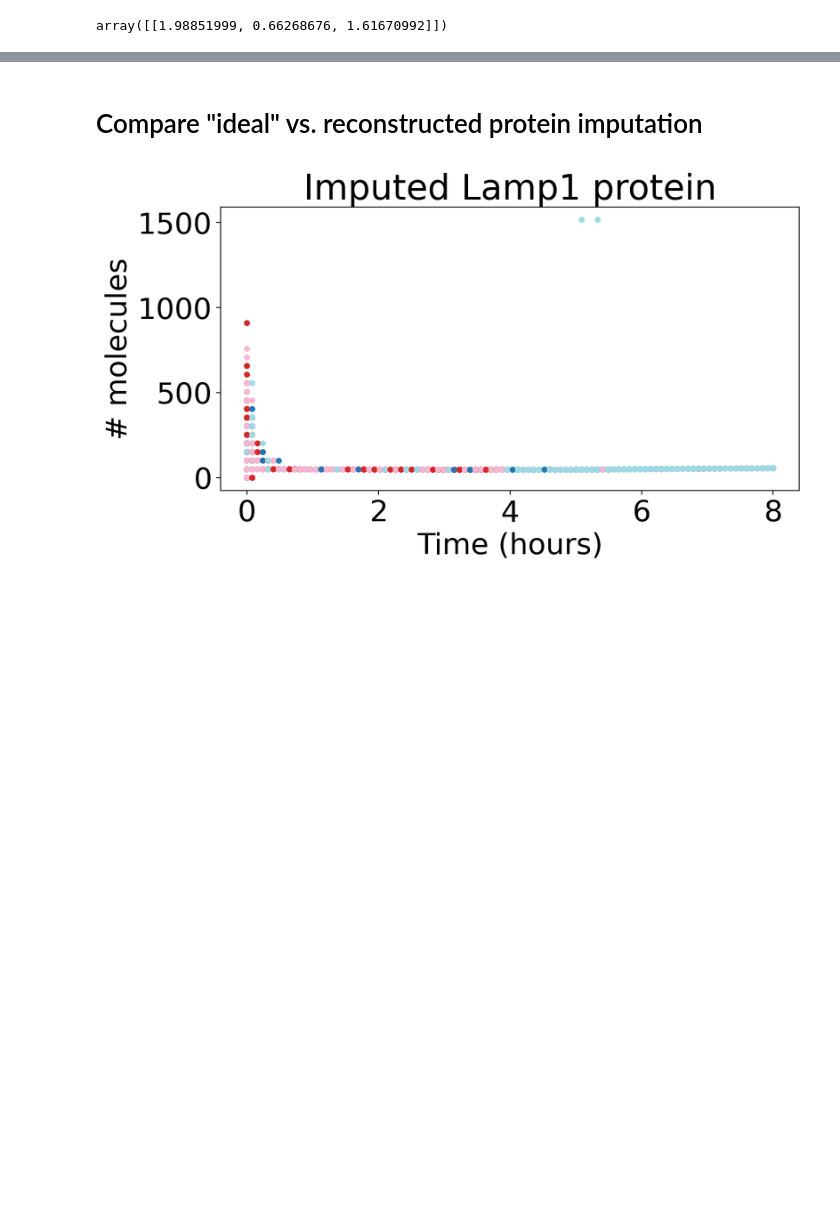
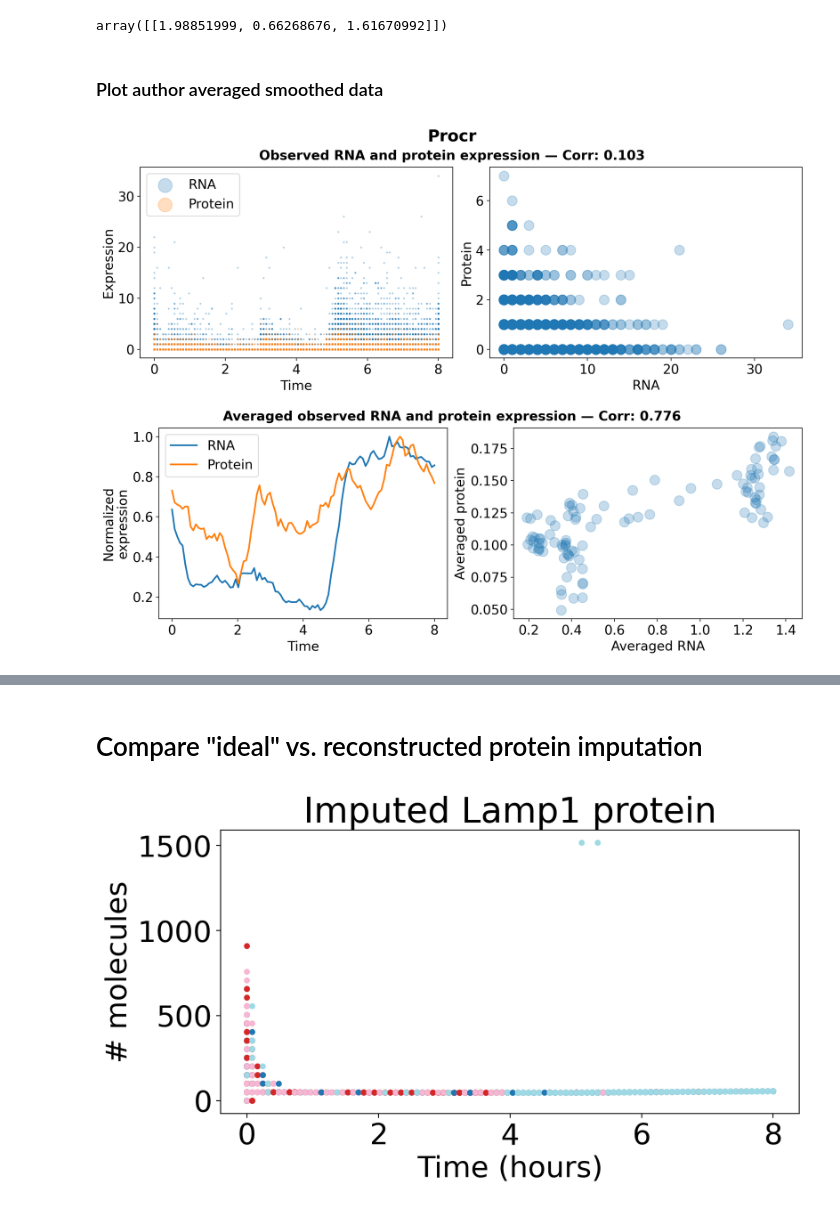
Before and after one commit to reliscu/chronocell_janssens_2025_preprint, a Jupyter notebook: 09_impute_protein_ideal.ipynb, the cells around one changed output, grey strips where cells are left out. Cells and saved outputs as stored; diff of their text form; code cells hidden in the pictures; blank space fills up the shorter version.

```diff
--- a/09_impute_protein_ideal.ipynb
+++ b/09_impute_protein_ideal.ipynb
@@ -328,3 +335,64 @@ Text(0, 0.5, 'Protein')
 # alpha[traj_genes['Gene_symbol'] == gene]
 # %% [output]
 array([[1.98851999, 0.66268676, 1.61670992]])
+# %% [markdown]
+### Plot author averaged smoothed data
+# %%
+# Compute correlations
+corr0 = np.corrcoef(expr_RNA_ordered[gene].ravel(),
+                    expr_ADT_ordered[prot].values.ravel())[0, 1]
+
+mean_ADT = expr_ADT_ordered[prot].groupby(t_per_cell).mean()
+smoothed_ADT = mean_ADT.rolling(window=8, center=True, min_periods=1).mean()
+mean_RNA = expr_RNA_ordered[gene].groupby(t_per_cell).mean()
+smoothed_RNA = mean_RNA.rolling(window=8, center=True, min_periods=1).mean()
+corr1 = np.corrcoef(smoothed_RNA.values.ravel(),
+                    smoothed_ADT.values.ravel())[0, 1]
+
+with plt.rc_context({'font.size': 16}):
+    fig = plt.figure(figsize=(12, 9), dpi=200, constrained_layout=True)
+    fig.suptitle(gene, fontsize=20, fontweight='bold')
+
+    subfigs = fig.subfigures(2, 1, hspace=0.05)
+
+    # ---- Top row: raw observed ----
+    subfigs[0].suptitle(
+        f"Observed RNA and protein expression — Corr: {corr0:.3f}",
+        fontsize=16, fontweight='bold'
+    )
+    ax_top = subfigs[0].subplots(1, 2)
+
+    ax_top[0].scatter(t_per_cell, expr_RNA_ordered[gene],
+                      s=2, alpha=0.25, label="RNA")
+    ax_top[0].scatter(t_per_cell, expr_ADT_ordered[prot],
+                      s=2, alpha=0.25, label="Protein")
+    ax_top[0].set_xlabel("Time")
+    ax_top[0].set_ylabel("Expression")
+    ax_top[0].legend(markerscale=12)
+
+    ax_top[1].scatter(expr_RNA_ordered[gene], expr_ADT_ordered[prot], alpha=0.25)
+    ax_top[1].set_xlabel("RNA")
+    ax_top[1].set_ylabel("Protein")
+
+    # ---- Bottom row: averaged + smoothed ----
+    subfigs[1].suptitle(
+        f"Averaged observed RNA and protein expression — Corr: {corr1:.3f}",
+        fontsize=16, fontweight='bold'
+    )
+    ax_bot = subfigs[1].subplots(1, 2)
+
+    ax_bot[0].plot(t, smoothed_RNA.values / np.max(smoothed_RNA),
+                   linewidth=2, label="RNA")
+    ax_bot[0].plot(t, smoothed_ADT.values / np.max(smoothed_ADT),
+                   linewidth=2, label="Protein")
+    ax_bot[0].set_xlabel("Time")
+    ax_bot[0].set_ylabel("Normalized\nexpression")
+    ax_bot[0].legend()
+
+    ax_bot[1].scatter(smoothed_RNA, smoothed_ADT, alpha=0.25)
+    ax_bot[1].set_xlabel("Averaged RNA")
+    ax_bot[1].set_ylabel("Averaged protein")
+
+    plt.show()
+# %% [output]
+[figure, added]
```
Also changed, not shown: parts of 22 cells of this notebook.
